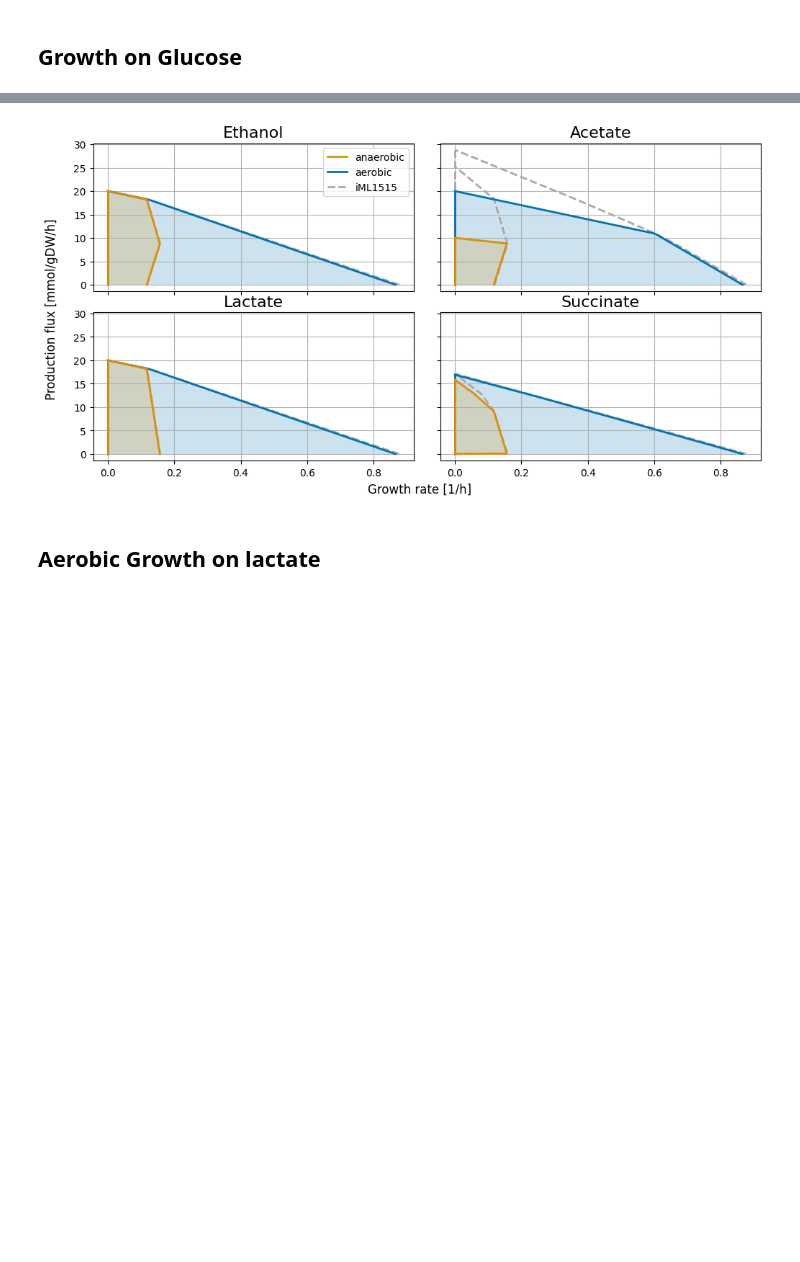
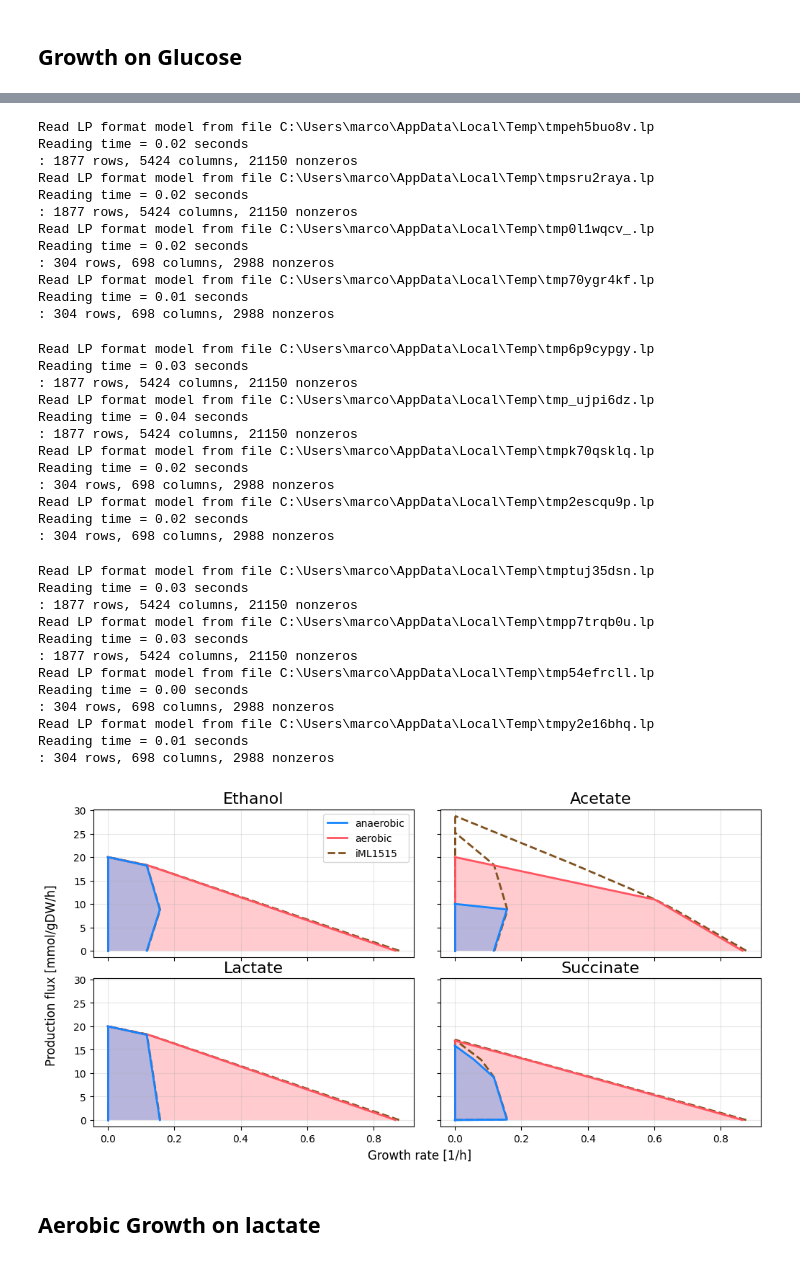
Before and after one commit to marco-corrao/iCH360_paper, a Jupyter notebook: Manuscript_Figures/notebooks/Production_envelope_analysis.ipynb, the cells around one changed output, grey strips where cells are left out. Cells and saved outputs as stored; diff of their text form; code cells hidden in the pictures; blank space fills up the shorter version.

```diff
--- a/Manuscript_Figures/notebooks/Production_envelope_analysis.ipynb
+++ b/Manuscript_Figures/notebooks/Production_envelope_analysis.ipynb
@@ -26,3 +32,11 @@ iml1515.reactions.EX_glc__D_e.lower_bound=0.
+# %%
+aerobic_color="#ff5460ff"
+anaerobic_color="#1484ffff"
+iml1515_color='#80511f'
+ich360red_color=iml1515_color
+ecc_color=iml1515_color
+ecc2_color='#e92ea3ff'
+grid_alpha=0.3
 # %% [markdown]
 # iCH360 vs iMl1515
 # %% [markdown]
@@ -31,8 +45,6 @@ iml1515.reactions.EX_glc__D_e.lower_bound=0.
 carbon_source='glc__D'
 products=['EX_etoh_e','EX_ac_e','EX_lac__D_e','EX_succ_e']
 product_names=['Ethanol','Acetate','Lactate','Succinate']
-aerobic_color="#0173B2"
-anaerobic_color="#DE8F05"
 fig,ax=plt.subplots(int(np.ceil(len(products)/2)),2,figsize=(10,5),sharex=True,sharey=True)
 plt.tight_layout()
 
@@ -45,7 +57,7 @@ for k,product in tqdm.tqdm(enumerate(products)):
                         carbon_sources=[carbon_source],
                         target_reaction=product,
                         ax=ax[coords],
-                        color='darkgrey',
+                        color=iml1515_color,
                         ls='--',
                         label='iML1515',
                         fill=False)
@@ -55,7 +67,7 @@ for k,product in tqdm.tqdm(enumerate(products)):
                         carbon_sources=[carbon_source],
                         target_reaction=product,
                         ax=ax[coords],
-                        color='darkgrey',
+                        color=iml1515_color,
                         label=None,
                         ls='--',
                         fill=False)
@@ -78,13 +90,13 @@ for k,product in tqdm.tqdm(enumerate(products)):
                         label='anaerobic',
                         color=anaerobic_color)
     ax[coords].set_title(f'{product_names[k]}',fontsize=16)
-    ax[coords].grid()
+    ax[coords].grid(alpha=grid_alpha)
 
 ax[0,0].legend(reverse=True)
 fig.supxlabel('Growth rate [1/h]',y=-0.02)
 fig.supylabel('Production flux [mmol/gDW/h]',x=-0.02)
 
-for extension in ['svg','eps','png','pdf']:
+for extension in ['pdf']:
     fig.savefig(f'../figures/ich360_vs_iml1515_ppp_glucose_type3.{extension}',
                 bbox_inches='tight',
                 )
@@ -93,4 +116,40 @@ The PostScript backend does not support transparency; partially transparent arti
+Read LP format model from file C:\Users\marco\AppData\Local\Temp\tmpeh5buo8v.lp
+Reading time = 0.02 seconds
+: 1877 rows, 5424 columns, 21150 nonzeros
+Read LP format model from file C:\Users\marco\AppData\Local\Temp\tmpsru2raya.lp
+Reading time = 0.02 seconds
+: 1877 rows, 5424 columns, 21150 nonzeros
+Read LP format model from file C:\Users\marco\AppData\Local\Temp\tmp0l1wqcv_.lp
+Reading time = 0.02 seconds
+: 304 rows, 698 columns, 2988 nonzeros
+Read LP format model from file C:\Users\marco\AppData\Local\Temp\tmp70ygr4kf.lp
+Reading time = 0.01 seconds
+: 304 rows, 698 columns, 2988 nonzeros
+Read LP format model from file C:\Users\marco\AppData\Local\Temp\tmp6p9cypgy.lp
+Reading time = 0.03 seconds
+: 1877 rows, 5424 columns, 21150 nonzeros
+Read LP format model from file C:\Users\marco\AppData\Local\Temp\tmp_ujpi6dz.lp
+Reading time = 0.04 seconds
+: 1877 rows, 5424 columns, 21150 nonzeros
+Read LP format model from file C:\Users\marco\AppData\Local\Temp\tmpk70qsklq.lp
+Reading time = 0.02 seconds
+: 304 rows, 698 columns, 2988 nonzeros
+Read LP format model from file C:\Users\marco\AppData\Local\Temp\tmp2escqu9p.lp
+Reading time = 0.02 seconds
+: 304 rows, 698 columns, 2988 nonzeros
+Read LP format model from file C:\Users\marco\AppData\Local\Temp\tmptuj35dsn.lp
+Reading time = 0.03 seconds
+: 1877 rows, 5424 columns, 21150 nonzeros
+Read LP format model from file C:\Users\marco\AppData\Local\Temp\tmpp7trqb0u.lp
+Reading time = 0.03 seconds
+: 1877 rows, 5424 columns, 21150 nonzeros
+Read LP format model from file C:\Users\marco\AppData\Local\Temp\tmp54efrcll.lp
+Reading time = 0.00 seconds
+: 304 rows, 698 columns, 2988 nonzeros
+Read LP format model from file C:\Users\marco\AppData\Local\Temp\tmpy2e16bhq.lp
+Reading time = 0.01 seconds
+: 304 rows, 698 columns, 2988 nonzeros
-[figure, old version]
+[figure, new version]
 # %% [markdown]
 ## Aerobic Growth on lactate
 # %%
```
Also changed, not shown: parts of 16 cells of this notebook.
